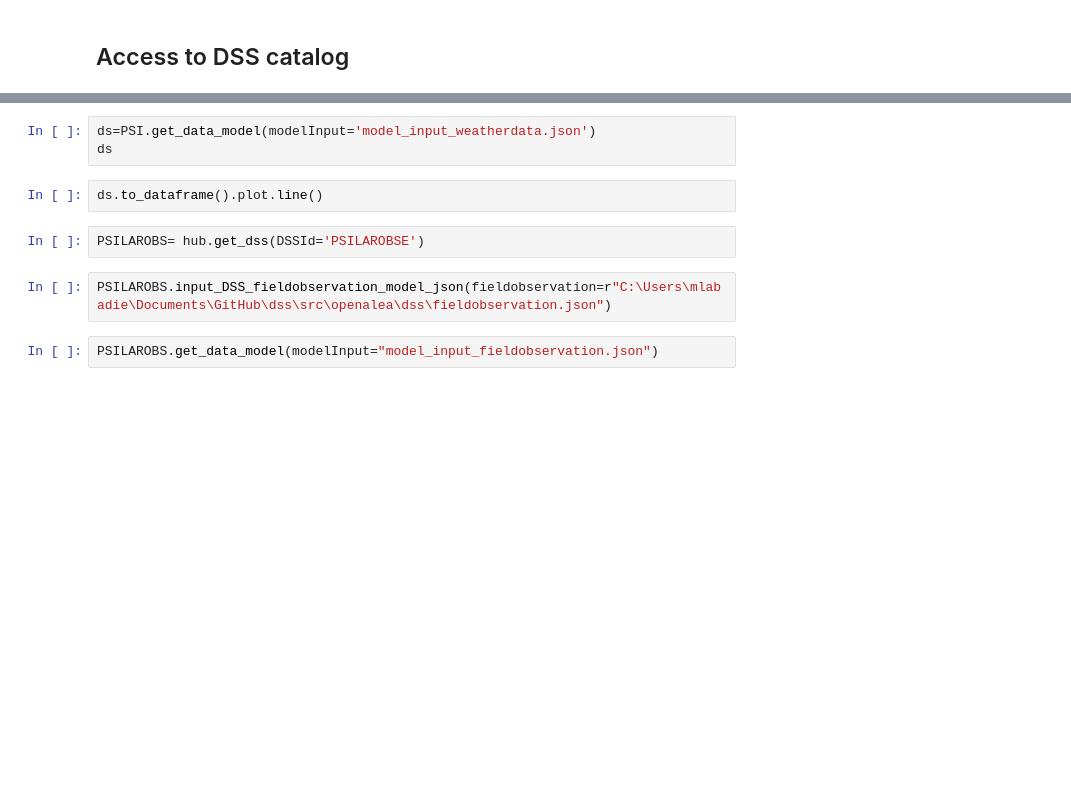
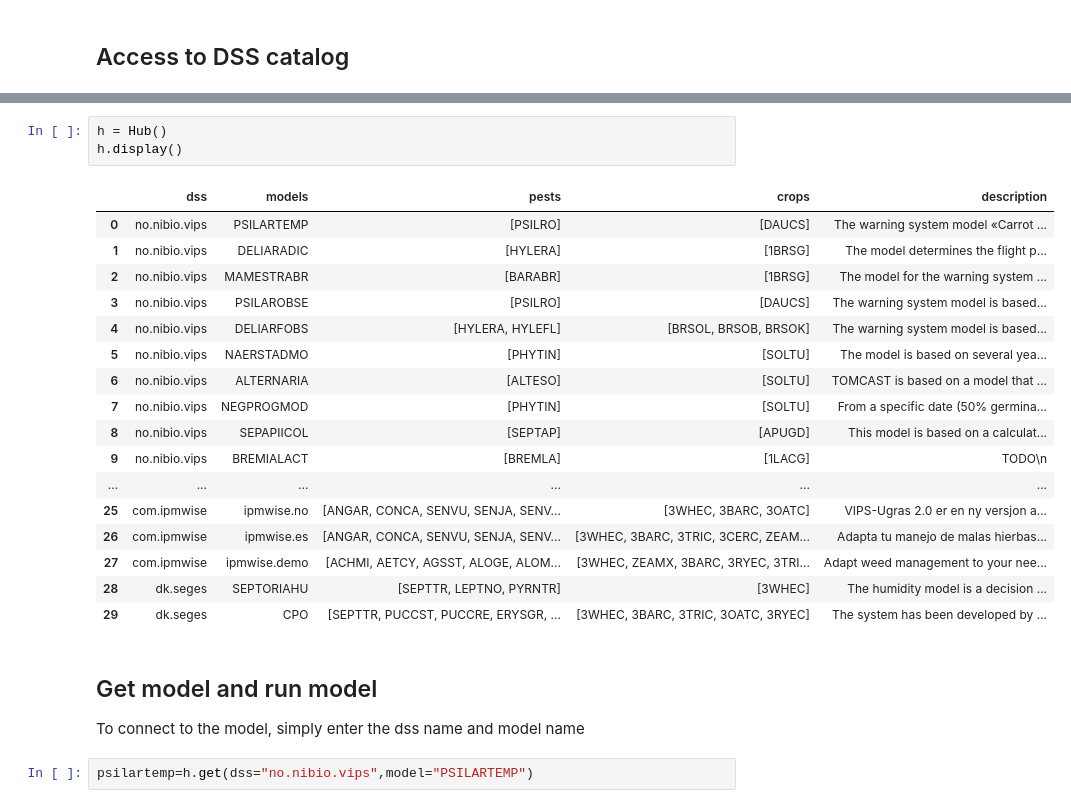
Before and after one commit to H2020-IPM-openalea/DSS, a Jupyter notebook: example/dss_demo.ipynb, the cells around one changed output, grey strips where cells are left out. Saved outputs shown, nothing was run; the diff lists cells and outputs as text; blank space fills up the shorter version.

```diff
--- a/example/dss_demo.ipynb
+++ b/example/dss_demo.ipynb
@@ -334,11 +13,26 @@ PSI.input_DSS_weather_model_json(TimeStart="2021-01-01",
-# %%
-ds=PSI.get_data_model(modelInput='model_input_weatherdata.json')
-ds
-# %%
-ds.to_dataframe().plot.line()
-# %%
-PSILAROBS= hub.get_dss(DSSId='PSILAROBSE')
-# %%
-PSILAROBS.input_DSS_fieldobservation_model_json(fieldobservation=r"C:\Users\mlabadie\Documents\GitHub\dss\src\openalea\dss\fieldobservation.json")
-# %%
-PSILAROBS.get_data_model(modelInput="model_input_fieldobservation.json")
+# %%
+h = Hub()
+h.display()
+# %% [output]
+|  | dss | models | pests | crops | description |
+| 0 | no.nibio.vips | PSILARTEMP | [PSILRO] | [DAUCS] | The warning system model «Carrot ... |
+| 1 | no.nibio.vips | DELIARADIC | [HYLERA] | [1BRSG] | The model determines the flight p... |
+| 2 | no.nibio.vips | MAMESTRABR | [BARABR] | [1BRSG] | The model for the warning system ... |
+| 3 | no.nibio.vips | PSILAROBSE | [PSILRO] | [DAUCS] | The warning system model is based... |
+| 4 | no.nibio.vips | DELIARFOBS | [HYLERA, HYLEFL] | [BRSOL, BRSOB, BRSOK] | The warning system model is based... |
+| 5 | no.nibio.vips | NAERSTADMO | [PHYTIN] | [SOLTU] | The model is based on several yea... |
+| 6 | no.nibio.vips | ALTERNARIA | [ALTESO] | [SOLTU] | TOMCAST is based on a model that ... |
+| 7 | no.nibio.vips | NEGPROGMOD | [PHYTIN] | [SOLTU] | From a specific date (50% germina... |
+| 8 | no.nibio.vips | SEPAPIICOL | [SEPTAP] | [APUGD] | This model is based on a calculat... |
+| 9 | no.nibio.vips | BREMIALACT | [BREMLA] | [1LACG] | TODO\n |
+| ... | ... | ... | ... | ... | ... |
+| 25 | com.ipmwise | ipmwise.no | [ANGAR, CONCA, SENVU, SENJA, SENV... | [3WHEC, 3BARC, 3OATC] | VIPS-Ugras 2.0 er en ny versjon a... |
+| 26 | com.ipmwise | ipmwise.es | [ANGAR, CONCA, SENVU, SENJA, SENV... | [3WHEC, 3BARC, 3TRIC, 3CERC, ZEAM... | Adapta tu manejo de malas hierbas... |
+| 27 | com.ipmwise | ipmwise.demo | [ACHMI, AETCY, AGSST, ALOGE, ALOM... | [3WHEC, ZEAMX, 3BARC, 3RYEC, 3TRI... | Adapt weed management to your nee... |
+| 28 | dk.seges | SEPTORIAHU | [SEPTTR, LEPTNO, PYRNTR] | [3WHEC] | The humidity model is a decision ... |
+| 29 | dk.seges | CPO | [SEPTTR, PUCCST, PUCCRE, ERYSGR, ... | [3WHEC, 3BARC, 3TRIC, 3OATC, 3RYEC] | The system has been developed by ... |
+# %% [markdown]
+## Get model and run model
+To connect to the model, simply enter the dss name and model name
+# %%
+psilartemp=h.get(dss="no.nibio.vips",model="PSILARTEMP")
```
Also changed, not shown: parts of 39 cells of this notebook, 2 other files.
